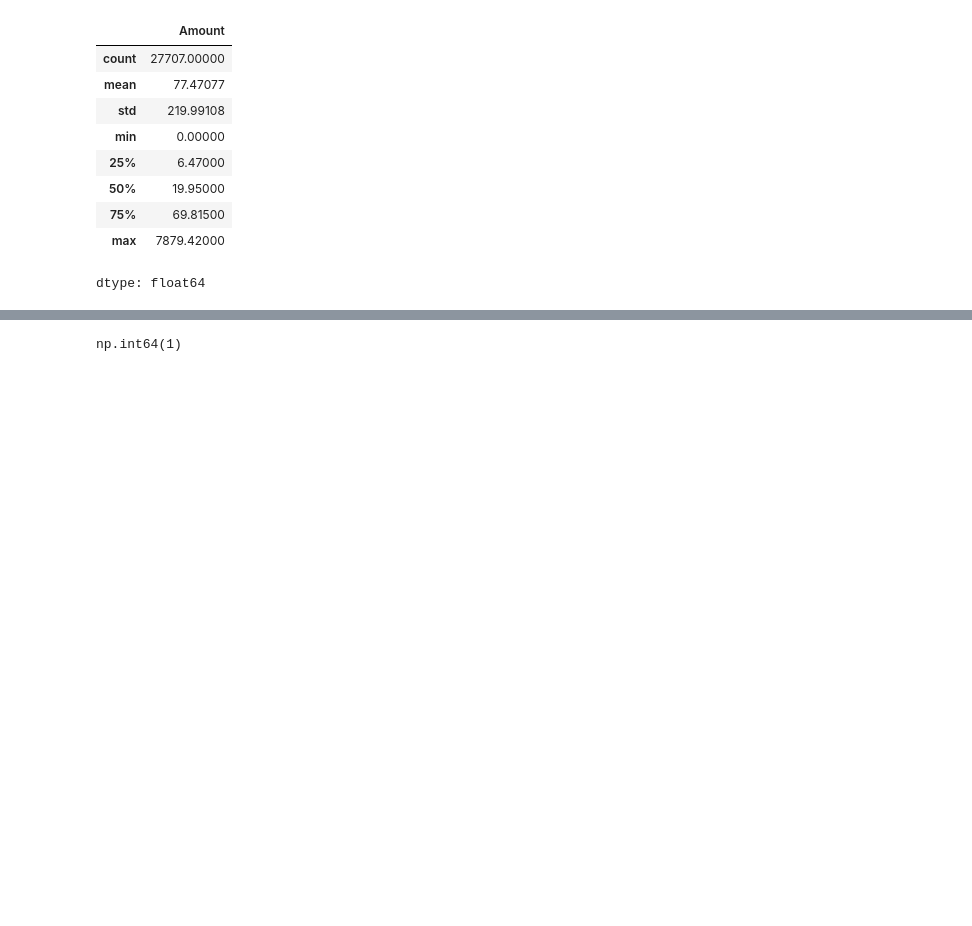
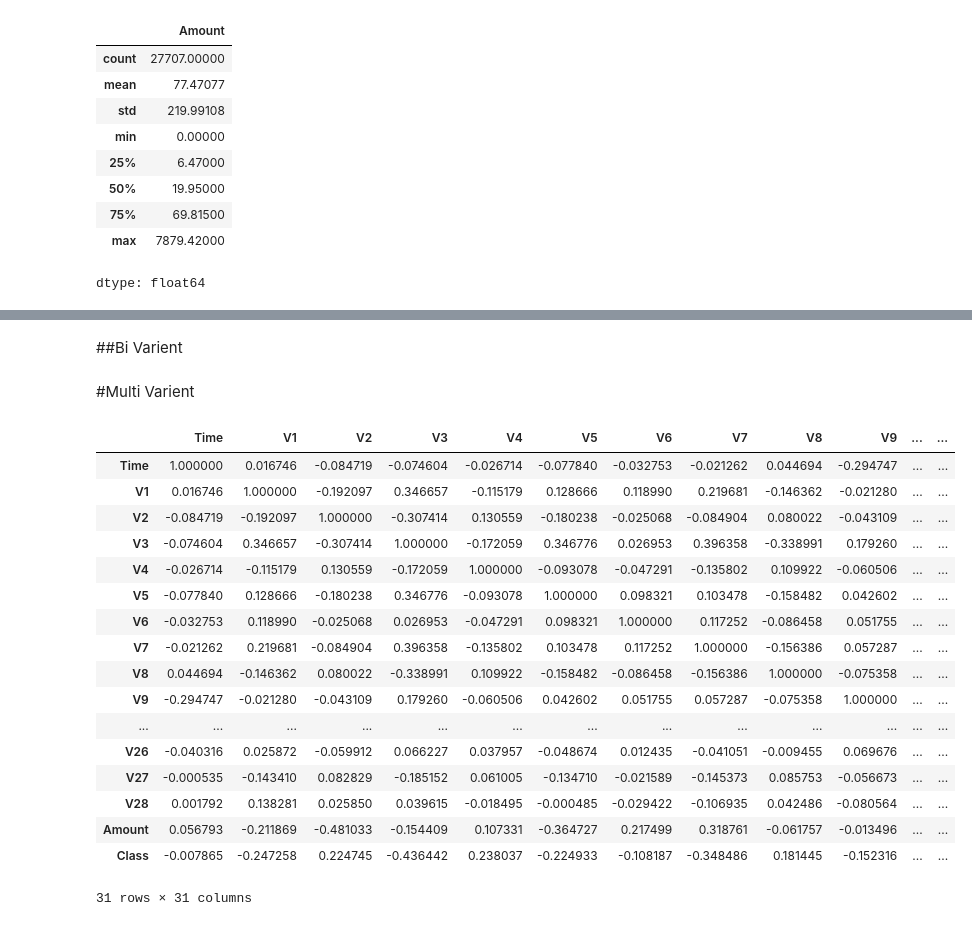
Before and after one commit to Pabalelo96/CreditCardFraudDetection, a Jupyter notebook: CardFraudDetection.ipynb, the cells around one changed output, grey strips where cells are left out. Drawn from its saved outputs; the diff is of its cells as text; code cells hidden in the pictures; blank space fills up the shorter version.

```diff
--- a/CardFraudDetection.ipynb
+++ b/CardFraudDetection.ipynb
@@ -224,6 +207,25 @@ from sklearn.model_selection import train_test_split
-# %%
-df["Class"].isna().sum()
-# %% [output]
-np.int64(1)
-# %%
-df = df.dropna(subset=["Class"])
+# %% [markdown]
+##Bi Varient
+# %% [markdown]
+#Multi Varient
+# %%
+df.corr(numeric_only=True)
+# %% [output]
+|  | Time | V1 | V2 | V3 | V4 | V5 | V6 | V7 | V8 | V9 | ... | ... |
+| Time | 1.000000 | 0.016746 | -0.084719 | -0.074604 | -0.026714 | -0.077840 | -0.032753 | -0.021262 | 0.044694 | -0.294747 | ... | ... |
+| V1 | 0.016746 | 1.000000 | -0.192097 | 0.346657 | -0.115179 | 0.128666 | 0.118990 | 0.219681 | -0.146362 | -0.021280 | ... | ... |
+| V2 | -0.084719 | -0.192097 | 1.000000 | -0.307414 | 0.130559 | -0.180238 | -0.025068 | -0.084904 | 0.080022 | -0.043109 | ... | ... |
+| V3 | -0.074604 | 0.346657 | -0.307414 | 1.000000 | -0.172059 | 0.346776 | 0.026953 | 0.396358 | -0.338991 | 0.179260 | ... | ... |
+| V4 | -0.026714 | -0.115179 | 0.130559 | -0.172059 | 1.000000 | -0.093078 | -0.047291 | -0.135802 | 0.109922 | -0.060506 | ... | ... |
+| V5 | -0.077840 | 0.128666 | -0.180238 | 0.346776 | -0.093078 | 1.000000 | 0.098321 | 0.103478 | -0.158482 | 0.042602 | ... | ... |
+| V6 | -0.032753 | 0.118990 | -0.025068 | 0.026953 | -0.047291 | 0.098321 | 1.000000 | 0.117252 | -0.086458 | 0.051755 | ... | ... |
+| V7 | -0.021262 | 0.219681 | -0.084904 | 0.396358 | -0.135802 | 0.103478 | 0.117252 | 1.000000 | -0.156386 | 0.057287 | ... | ... |
+| V8 | 0.044694 | -0.146362 | 0.080022 | -0.338991 | 0.109922 | -0.158482 | -0.086458 | -0.156386 | 1.000000 | -0.075358 | ... | ... |
+| V9 | -0.294747 | -0.021280 | -0.043109 | 0.179260 | -0.060506 | 0.042602 | 0.051755 | 0.057287 | -0.075358 | 1.000000 | ... | ... |
+| ... | ... | ... | ... | ... | ... | ... | ... | ... | ... | ... | ... | ... |
+| V26 | -0.040316 | 0.025872 | -0.059912 | 0.066227 | 0.037957 | -0.048674 | 0.012435 | -0.041051 | -0.009455 | 0.069676 | ... | ... |
+| V27 | -0.000535 | -0.143410 | 0.082829 | -0.185152 | 0.061005 | -0.134710 | -0.021589 | -0.145373 | 0.085753 | -0.056673 | ... | ... |
+| V28 | 0.001792 | 0.138281 | 0.025850 | 0.039615 | -0.018495 | -0.000485 | -0.029422 | -0.106935 | 0.042486 | -0.080564 | ... | ... |
+| Amount | 0.056793 | -0.211869 | -0.481033 | -0.154409 | 0.107331 | -0.364727 | 0.217499 | 0.318761 | -0.061757 | -0.013496 | ... | ... |
+| Class | -0.007865 | -0.247258 | 0.224745 | -0.436442 | 0.238037 | -0.224933 | -0.108187 | -0.348486 | 0.181445 | -0.152316 | ... | ... |
+31 rows × 31 columns
```
Also changed, not shown: parts of 5 cells of this notebook.
